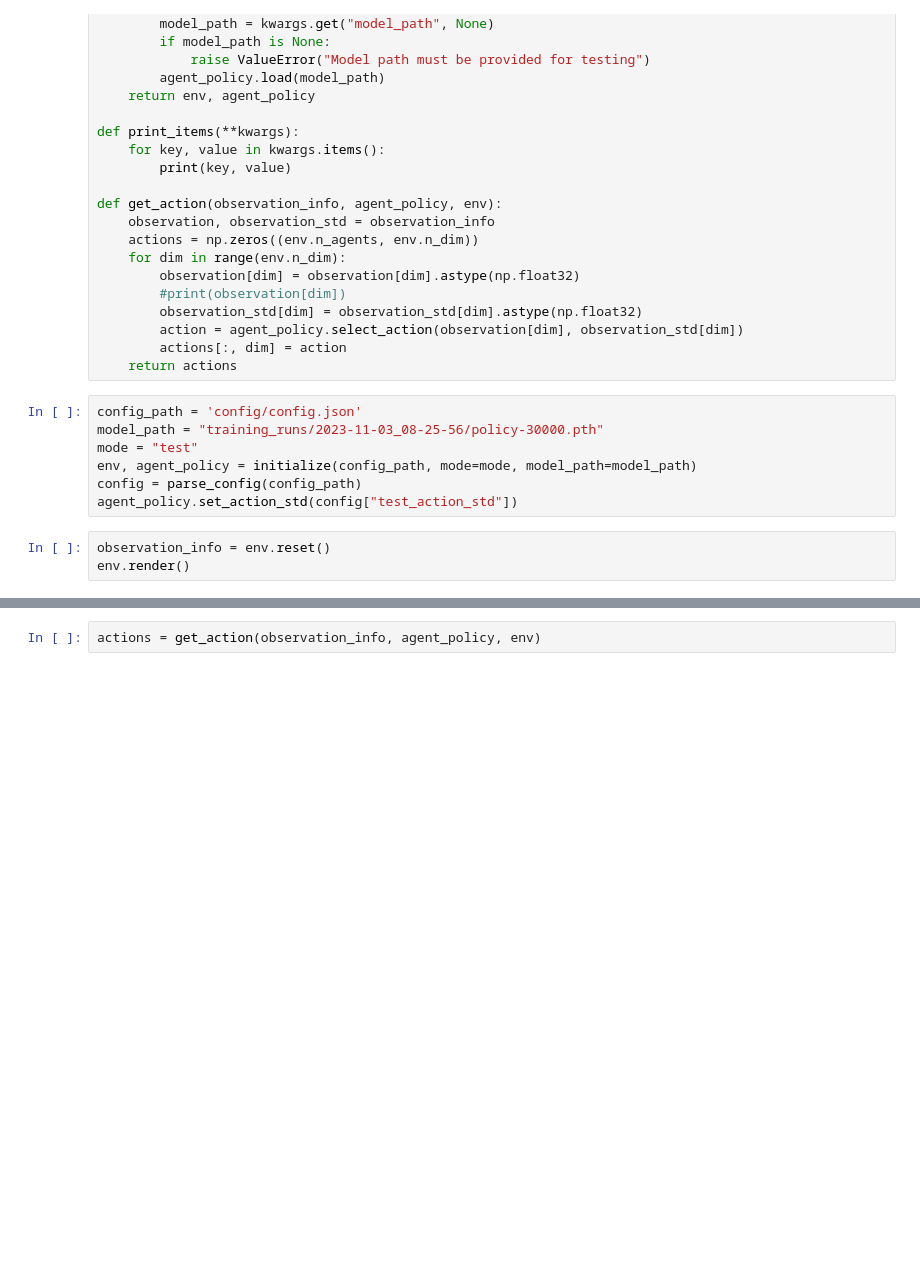
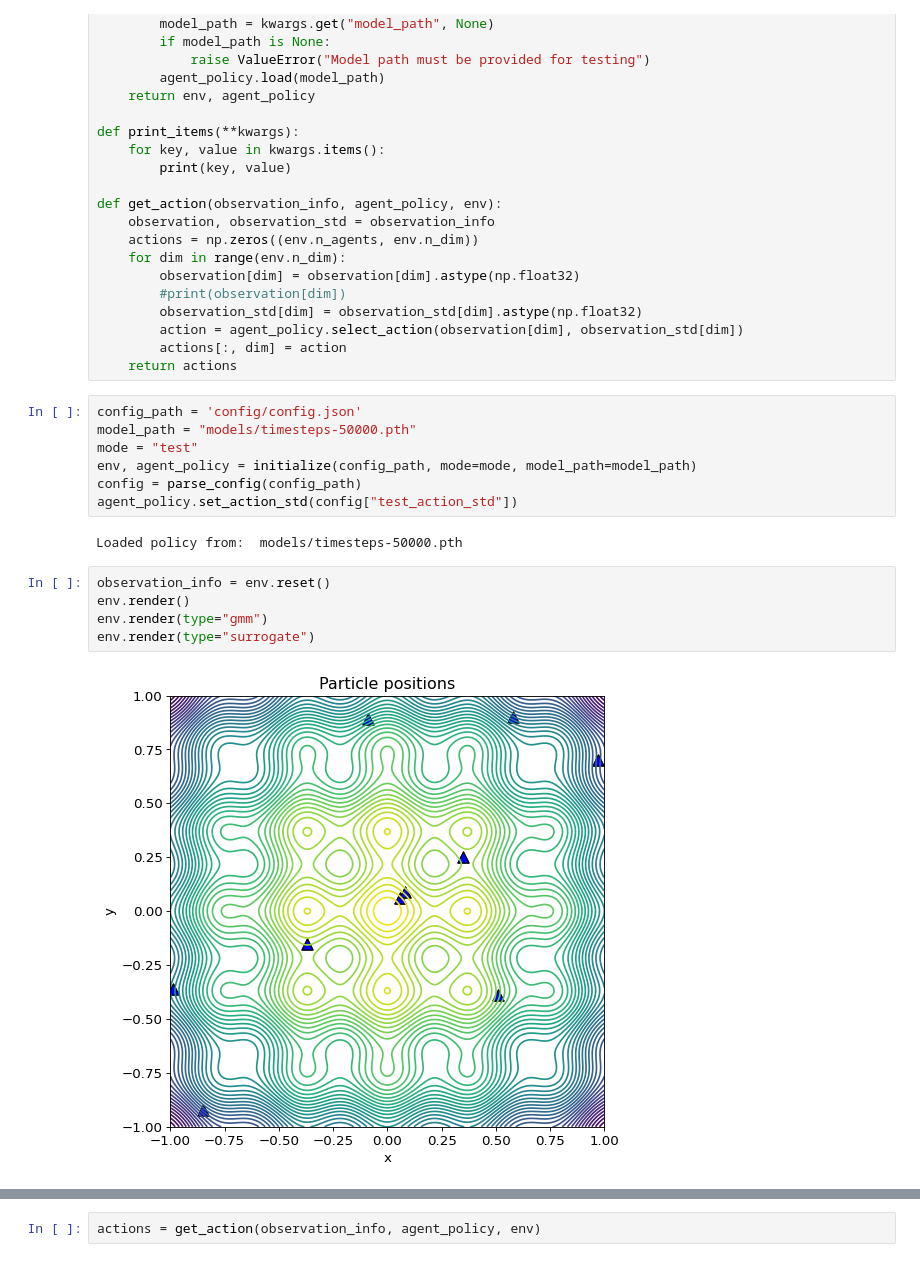
Before and after one commit to DMO-LAB/deephiveV2, a Jupyter notebook: experiment.ipynb, the cells around one changed output, grey strips where cells are left out. Saved outputs shown, nothing was run; the diff lists cells and outputs as text; blank space fills up the shorter version.

Commit message:
add surrogate functionality

```diff
--- a/experiment.ipynb
+++ b/experiment.ipynb
@@ -46,11 +49,17 @@ def get_action(observation_info, agent_policy, env):
     return actions
 # %%
 config_path = 'config/config.json'
-model_path = "training_runs/2023-11-03_08-25-56/policy-30000.pth"
+model_path = "models/timesteps-50000.pth"
 mode = "test"
 env, agent_policy = initialize(config_path, mode=mode, model_path=model_path)
 config = parse_config(config_path)
 agent_policy.set_action_std(config["test_action_std"])
+# %% [output]
+Loaded policy from:  models/timesteps-50000.pth
 # %%
 observation_info = env.reset()
 env.render()
+env.render(type="gmm")
+env.render(type="surrogate")
+# %% [output]
+[figure, added]
```
Also changed, not shown: parts of 14 cells of this notebook, 8 other files.
